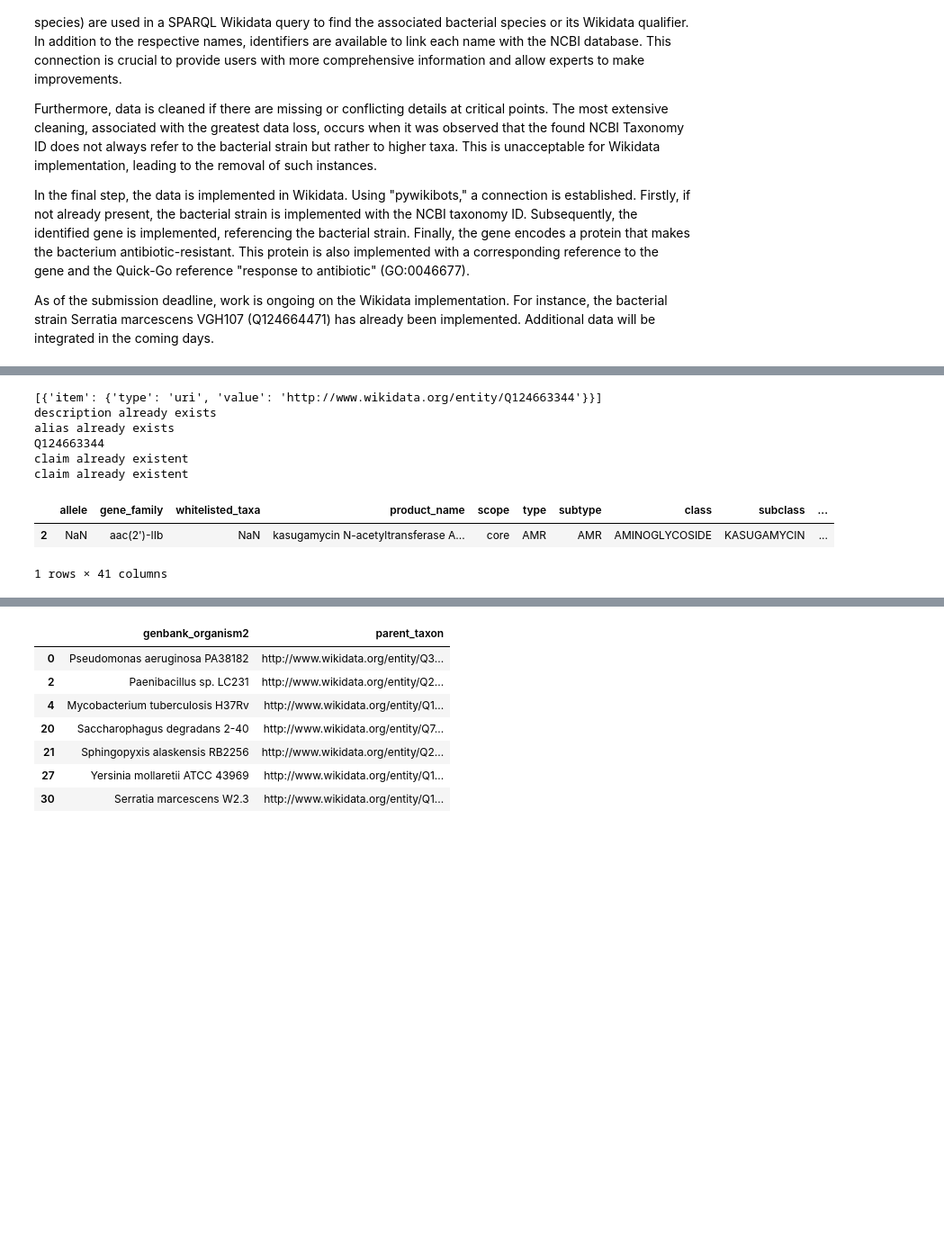
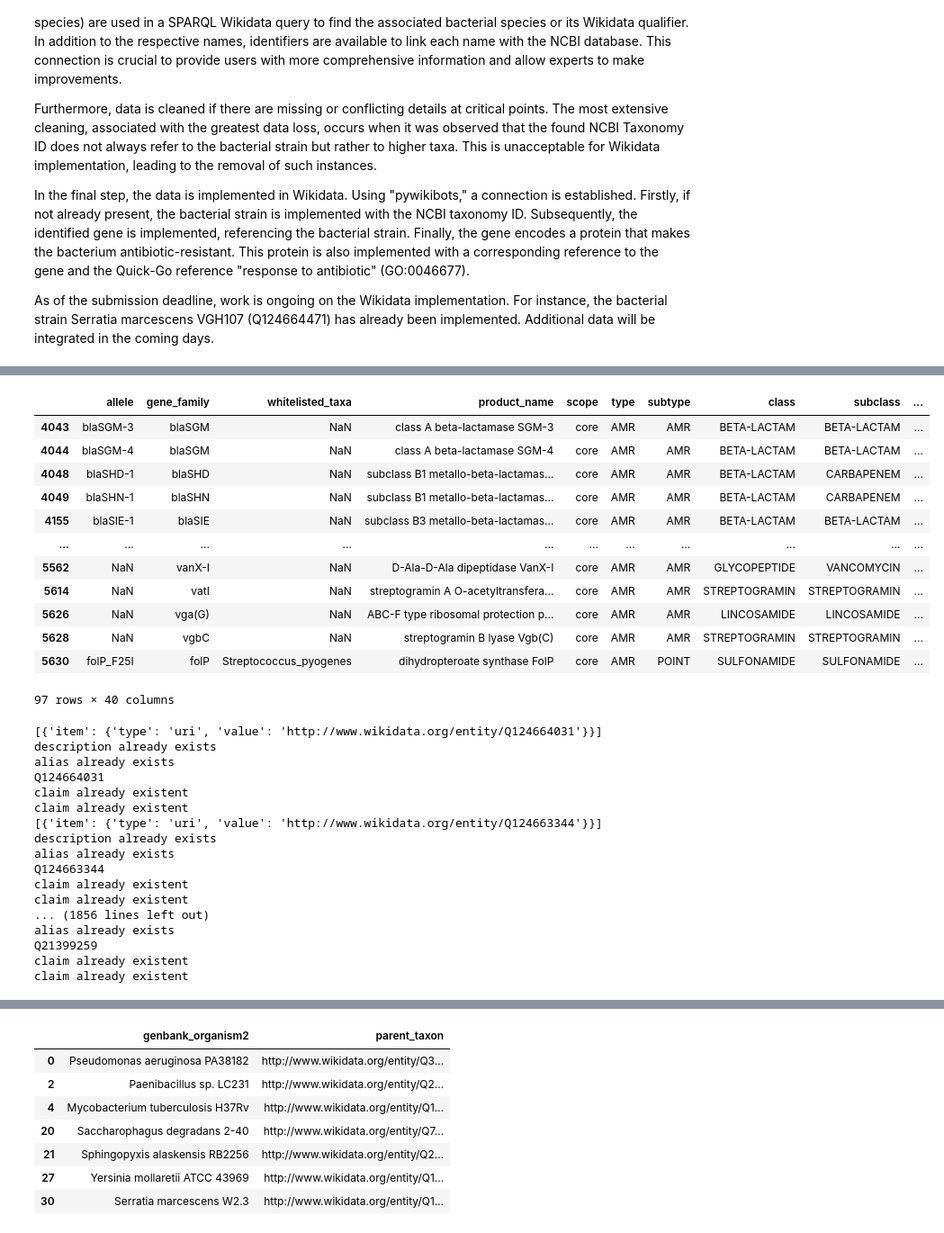
Before and after one commit to gjmm07/DS_LOD_and_Knowledge_Graphs_2023_Finn_Heydemann, a Jupyter notebook: main.ipynb, the cells around one changed output, grey strips where cells are left out. Shown: that part at 90% size. Saved outputs shown, nothing was run; the diff lists cells and outputs as text; code cells hidden in the pictures; blank space fills up the shorter version.

```diff
--- a/main.ipynb
+++ b/main.ipynb
@@ -481,0 +477,16 @@ def wikidata_wrapper(df_row: pd.Series) -> str:
+# %%
+df.iloc[215:]
+# %% [output]
+|  | allele | gene_family | whitelisted_taxa | product_name | scope | type | subtype | class | subclass | ... |
+| 4043 | blaSGM-3 | blaSGM | NaN | class A beta-lactamase SGM-3 | core | AMR | AMR | BETA-LACTAM | BETA-LACTAM | ... |
+| 4044 | blaSGM-4 | blaSGM | NaN | class A beta-lactamase SGM-4 | core | AMR | AMR | BETA-LACTAM | BETA-LACTAM | ... |
+| 4048 | blaSHD-1 | blaSHD | NaN | subclass B1 metallo-beta-lactamas... | core | AMR | AMR | BETA-LACTAM | CARBAPENEM | ... |
+| 4049 | blaSHN-1 | blaSHN | NaN | subclass B1 metallo-beta-lactamas... | core | AMR | AMR | BETA-LACTAM | CARBAPENEM | ... |
+| 4155 | blaSIE-1 | blaSIE | NaN | subclass B3 metallo-beta-lactamas... | core | AMR | AMR | BETA-LACTAM | BETA-LACTAM | ... |
+| ... | ... | ... | ... | ... | ... | ... | ... | ... | ... | ... |
+| 5562 | NaN | vanX-I | NaN | D-Ala-D-Ala dipeptidase VanX-I | core | AMR | AMR | GLYCOPEPTIDE | VANCOMYCIN | ... |
+| 5614 | NaN | vatI | NaN | streptogramin A O-acetyltransfera... | core | AMR | AMR | STREPTOGRAMIN | STREPTOGRAMIN | ... |
+| 5626 | NaN | vga(G) | NaN | ABC-F type ribosomal protection p... | core | AMR | AMR | LINCOSAMIDE | LINCOSAMIDE | ... |
+| 5628 | NaN | vgbC | NaN | streptogramin B lyase Vgb(C) | core | AMR | AMR | STREPTOGRAMIN | STREPTOGRAMIN | ... |
+| 5630 | folP_F25I | folP | Streptococcus_pyogenes | dihydropteroate synthase FolP | core | AMR | POINT | SULFONAMIDE | SULFONAMIDE | ... |
+97 rows × 40 columns
@@ -482,15 +510,23 @@ def wikidata_wrapper(df_row: pd.Series) -> str:
 # %%
 
-z = df.iloc[1:2].copy()
-z["strain_wd_id"] = z.apply(wikidata_wrapper, axis=1)
+# z = df.iloc[1:2].copy()
+df["strain_wd_id"] = df.apply(wikidata_wrapper, axis=1)
 # %% [output]
+[{'item': {'type': 'uri', 'value': 'http://www.wikidata.org/entity/Q124664031'}}]
+description already exists
+alias already exists
+Q124664031
+claim already existent
+claim already existent
 [{'item': {'type': 'uri', 'value': 'http://www.wikidata.org/entity/Q124663344'}}]
 description already exists
 alias already exists
 Q124663344
 claim already existent
 claim already existent
+... (1856 lines left out)
+alias already exists
+Q21399259
+claim already existent
+claim already existent
-|  | allele | gene_family | whitelisted_taxa | product_name | scope | type | subtype | class | subclass | ... |
-| 2 | NaN | aac(2')-IIb | NaN | kasugamycin N-acetyltransferase A... | core | AMR | AMR | AMINOGLYCOSIDE | KASUGAMYCIN | ... |
-1 rows × 41 columns
 # %%
```
Also changed, not shown: parts of 12 cells of this notebook, 2 other files.
